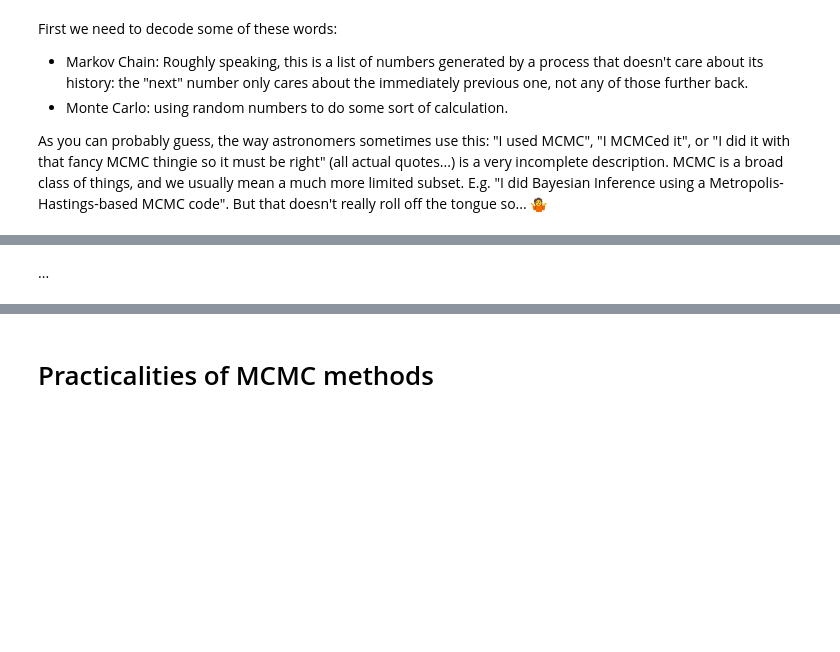
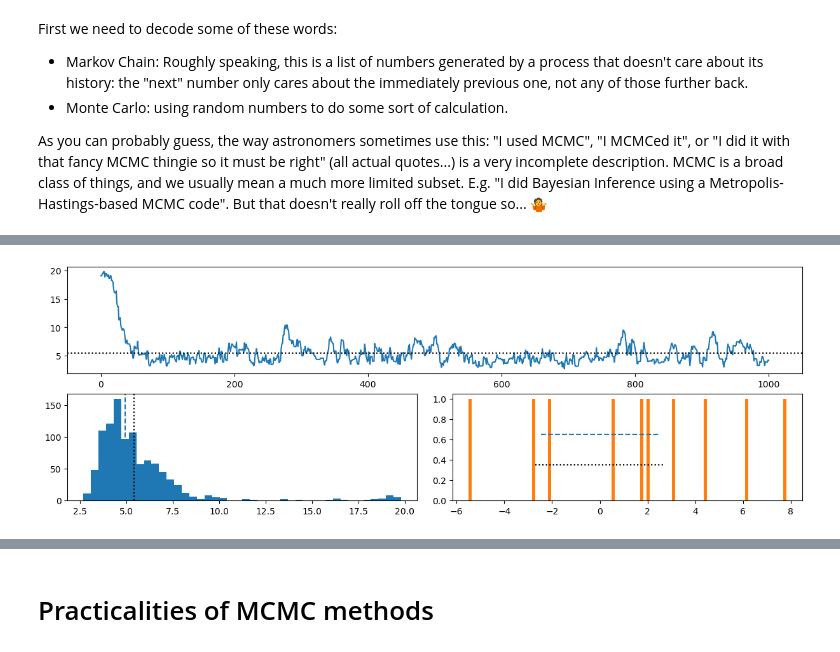
Before and after one commit to eteq/bayes-intro, a Jupyter notebook: Session 3.ipynb, the cells around one changed output, grey strips where cells are left out. Cells and saved outputs as stored; diff of their text form; code cells hidden in the pictures; blank space fills up the shorter version.

```diff
--- a/Session 3.ipynb
+++ b/Session 3.ipynb
@@ -71,2 +74,0 @@ In reality the important algorithm here is a specific type of MCMC method - the
-# %% [markdown]
-...
@@ -72,0 +87,45 @@ In reality the important algorithm here is a specific type of MCMC method - the
+# %%
+from scipy import stats
+
+prior = stats.uniform(loc=0, scale=20) #[0, 20]
+mu = 0
+
+def gaussian_likelihood(sig, data):
+    # we leave off the two pi because only proportionality matters
+    likelihoods = np.exp(-0.5*((data-mu)/sig)**2)/sig
+    return np.prod(likelihoods)
+# %%
+from matplotlib import pyplot as plt
+
+def plot_data_samples(data, samples):
+    fig = plt.figure(constrained_layout=True, figsize=(12, 4))
+    gs = fig.add_gridspec(2, 2)
+    ax1 = fig.add_subplot(gs[0, :])
+    ax2 = fig.add_subplot(gs[1, 0])
+    ax3 = fig.add_subplot(gs[1, 1])
+    ax1.plot(samples)
+    ax1.axhline(true_sig, c='k', ls=':')
+    ax2.hist(samples, bins='auto')
+    ax2.axvline(true_sig, c='k', ls=':')
+    ax2.axvline(np.median(samples), c='C0', ls='--')
+    ax3.hist(data, bins=100, color='C1')
+    ax3.plot([-true_sig/2, true_sig/2],
+             [0.35]*2,
+             c='k', ls=':')
+    ax3.plot([-np.median(samples)/2, np.median(samples)/2],
+             [0.65]*2,
+             c='C0', ls='--')
+# %%
+from functools import partial
+
+true_sig = 5.4
+mock_data = rng.normal(0, true_sig, 10)
+lf = partial(gaussian_likelihood, data=mock_data)
+
+samples = [prior.rvs(random_state=rng)]
+for _ in range(1000):
+    samples.append(next_sample(samples[-1], lf, prior))
+# %%
+plot_data_samples(mock_data, samples)
+# %% [output]
+[figure, added]
```
Also changed, not shown: parts of 10 cells of this notebook.
